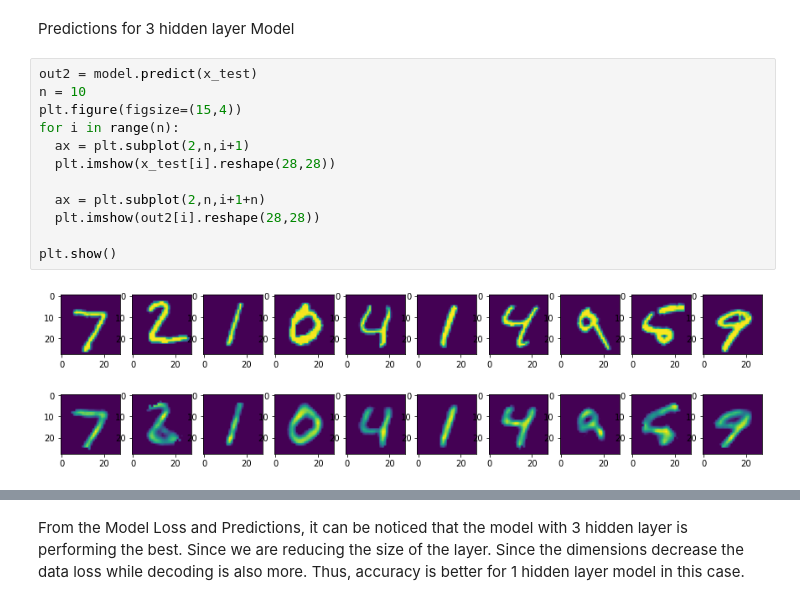
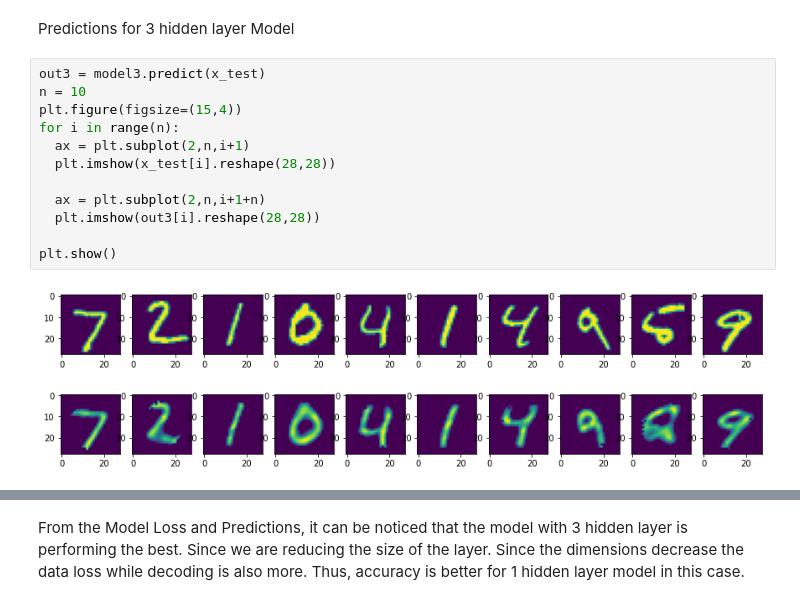
Before and after one commit to shivam-kislay/ATMTransaction, a Jupyter notebook: ShivamKislayAssignment.ipynb, the cells around one changed output, grey strips where cells are left out. Cells and saved outputs as stored; diff of their text form.

```diff
--- a/ShivamKislayAssignment.ipynb
+++ b/ShivamKislayAssignment.ipynb
@@ -325,19 +325,19 @@ plt.show()
 # %% [markdown]
 Predictions for 3 hidden layer Model
 # %%
-out2 = model.predict(x_test)
+out3 = model3.predict(x_test)
 n = 10
 plt.figure(figsize=(15,4))
 for i in range(n):
   ax = plt.subplot(2,n,i+1)
   plt.imshow(x_test[i].reshape(28,28))
 
   ax = plt.subplot(2,n,i+1+n)
-  plt.imshow(out2[i].reshape(28,28))
+  plt.imshow(out3[i].reshape(28,28))
 
 plt.show()
 # %% [output]
-[figure, old version]
+[figure, new version]
 # %%
 plt.plot(range(100), model3.loss)
 plt.xlabel('Epochs')
```
Also changed, not shown: parts of 29 cells of this notebook.
